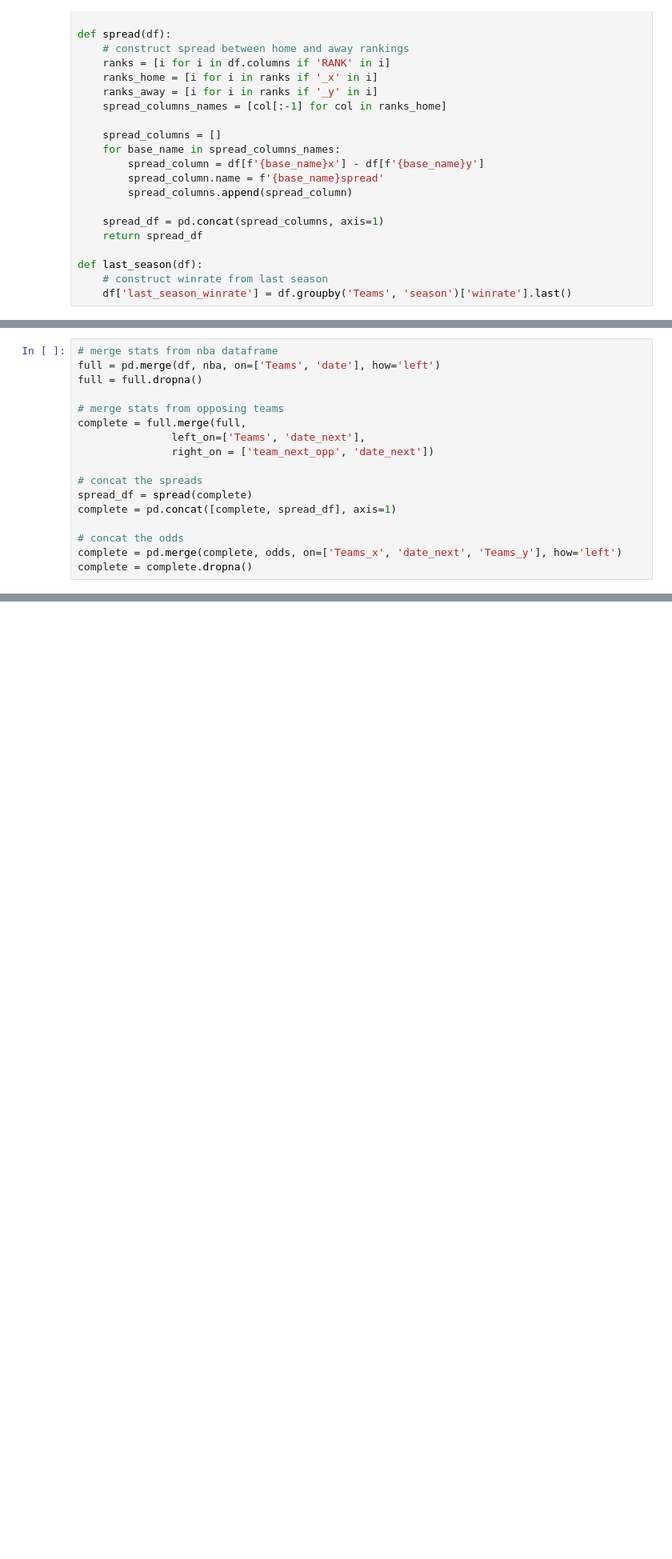
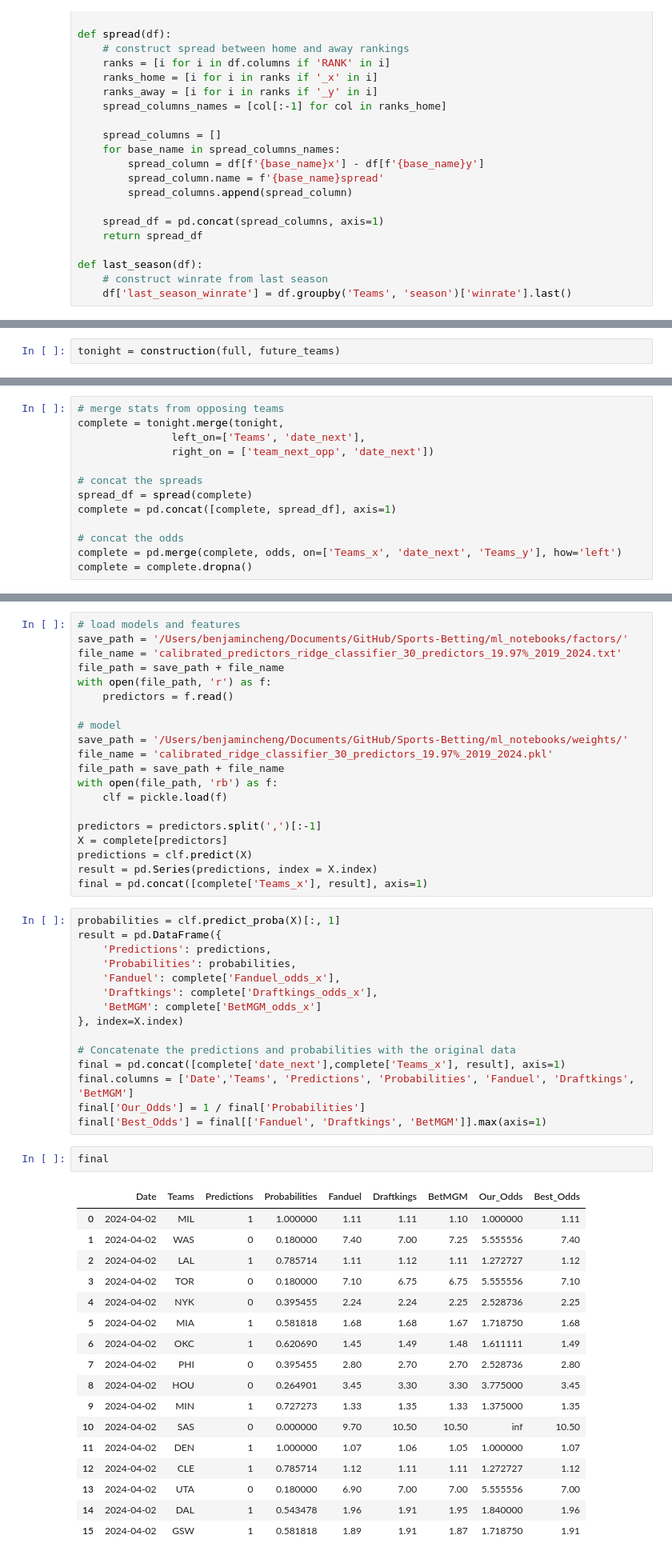
Before and after one commit to bluefish0125/Sports-Prediction, a Jupyter notebook: predictions/preparation/4_2_2024.ipynb, the cells around one changed output, grey strips where cells are left out. Shown at 80% size. Saved outputs shown, nothing was run; the diff lists cells and outputs as text; blank space fills up the shorter version.

```diff
--- a/predictions/preparation/4_2_2024.ipynb
+++ b/predictions/preparation/4_2_2024.ipynb
@@ -243,0 +283,2 @@ df = df.copy()
+# %%
+tonight = construction(full, future_teams)
@@ -244,10 +290,6 @@ df = df.copy()
 # %%
-# merge stats from nba dataframe
-full = pd.merge(df, nba, on=['Teams', 'date'], how='left')
-full = full.dropna()
-
 # merge stats from opposing teams
-complete = full.merge(full,
+complete = tonight.merge(tonight,
                left_on=['Teams', 'date_next'],
                right_on = ['team_next_opp', 'date_next'])
 
@@ -260,0 +323,55 @@ complete = complete.dropna()
+# %%
+# load models and features
+save_path = '/Users/benjamincheng/Documents/GitHub/Sports-Betting/ml_notebooks/factors/'
+file_name = 'calibrated_predictors_ridge_classifier_30_predictors_19.97%_2019_2024.txt'
+file_path = save_path + file_name
+with open(file_path, 'r') as f:
+    predictors = f.read()
+
+# model
+save_path = '/Users/benjamincheng/Documents/GitHub/Sports-Betting/ml_notebooks/weights/'
+file_name = 'calibrated_ridge_classifier_30_predictors_19.97%_2019_2024.pkl'
+file_path = save_path + file_name
+with open(file_path, 'rb') as f:
+    clf = pickle.load(f)
+
+predictors = predictors.split(',')[:-1]
+X = complete[predictors]
+predictions = clf.predict(X)
+result = pd.Series(predictions, index = X.index)
+final = pd.concat([complete['Teams_x'], result], axis=1)
+# %%
+probabilities = clf.predict_proba(X)[:, 1]
+result = pd.DataFrame({
+    'Predictions': predictions,
+    'Probabilities': probabilities,
+    'Fanduel': complete['Fanduel_odds_x'],
+    'Draftkings': complete['Draftkings_odds_x'],
+    'BetMGM': complete['BetMGM_odds_x']
+}, index=X.index)
+
+# Concatenate the predictions and probabilities with the original data
+final = pd.concat([complete['date_next'],complete['Teams_x'], result], axis=1)
+final.columns = ['Date','Teams', 'Predictions', 'Probabilities', 'Fanduel', 'Draftkings', 'BetMGM']
+final['Our_Odds'] = 1 / final['Probabilities']
+final['Best_Odds'] = final[['Fanduel', 'Draftkings', 'BetMGM']].max(axis=1)
+# %%
+final
+# %% [output]
+|  | Date | Teams | Predictions | Probabilities | Fanduel | Draftkings | BetMGM | Our_Odds | Best_Odds |
+| 0 | 2024-04-02 | MIL | 1 | 1.000000 | 1.11 | 1.11 | 1.10 | 1.000000 | 1.11 |
+| 1 | 2024-04-02 | WAS | 0 | 0.180000 | 7.40 | 7.00 | 7.25 | 5.555556 | 7.40 |
+| 2 | 2024-04-02 | LAL | 1 | 0.785714 | 1.11 | 1.12 | 1.11 | 1.272727 | 1.12 |
+| 3 | 2024-04-02 | TOR | 0 | 0.180000 | 7.10 | 6.75 | 6.75 | 5.555556 | 7.10 |
+| 4 | 2024-04-02 | NYK | 0 | 0.395455 | 2.24 | 2.24 | 2.25 | 2.528736 | 2.25 |
+| 5 | 2024-04-02 | MIA | 1 | 0.581818 | 1.68 | 1.68 | 1.67 | 1.718750 | 1.68 |
+| 6 | 2024-04-02 | OKC | 1 | 0.620690 | 1.45 | 1.49 | 1.48 | 1.611111 | 1.49 |
+| 7 | 2024-04-02 | PHI | 0 | 0.395455 | 2.80 | 2.70 | 2.70 | 2.528736 | 2.80 |
+| 8 | 2024-04-02 | HOU | 0 | 0.264901 | 3.45 | 3.30 | 3.30 | 3.775000 | 3.45 |
+| 9 | 2024-04-02 | MIN | 1 | 0.727273 | 1.33 | 1.35 | 1.33 | 1.375000 | 1.35 |
+| 10 | 2024-04-02 | SAS | 0 | 0.000000 | 9.70 | 10.50 | 10.50 | inf | 10.50 |
+| 11 | 2024-04-02 | DEN | 1 | 1.000000 | 1.07 | 1.06 | 1.05 | 1.000000 | 1.07 |
+| 12 | 2024-04-02 | CLE | 1 | 0.785714 | 1.12 | 1.11 | 1.11 | 1.272727 | 1.12 |
+| 13 | 2024-04-02 | UTA | 0 | 0.180000 | 6.90 | 7.00 | 7.00 | 5.555556 | 7.00 |
+| 14 | 2024-04-02 | DAL | 1 | 0.543478 | 1.96 | 1.91 | 1.95 | 1.840000 | 1.96 |
+| 15 | 2024-04-02 | GSW | 1 | 0.581818 | 1.89 | 1.91 | 1.87 | 1.718750 | 1.91 |
```
Also changed, not shown: parts of 14 cells of this notebook, 7 other files.
